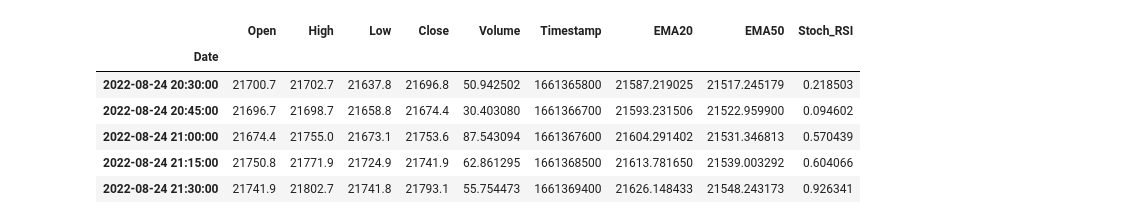
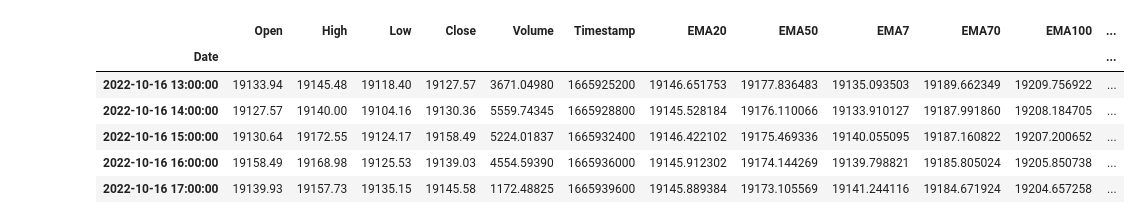
Before and after one commit to webclinic017/Trading-sandbox, a Jupyter notebook: 21_EMA_crossover_strategy.ipynb, the cells around one changed output. Saved outputs shown, nothing was run; the diff lists cells and outputs as text; code cells hidden in the pictures.

```diff
--- a/21_EMA_crossover_strategy.ipynb
+++ b/21_EMA_crossover_strategy.ipynb
@@ -26,20 +26,23 @@ from modules.Utils.utils import loadFromDB, strategyTester
 from modules.Utils.indicators import computeSuperTrend
 # %%
 SYMBOL='BTC'
-df = loadFromDB(SYMBOL,'15m')
+df = loadFromDB(SYMBOL,'1h')
 df['EMA20'] = ema_indicator(df.Close,28)
 df['EMA50'] = ema_indicator(df.Close,54)
-df['Stoch_RSI'] = stochrsi(df.Close, 12, smooth1=3, smooth2=3)
+df['EMA7'] = ema_indicator(df.Close,7)
+df['EMA70'] = ema_indicator(df.Close,70)
+df['EMA100'] = ema_indicator(df.Close,100)
+df['Stoch_RSI'] = stochrsi(df.Close, 14, smooth1=3, smooth2=3)
 df.dropna(inplace=True)
 df.tail()
 # %% [output]
-|  | Open | High | Low | Close | Volume | Timestamp | EMA20 | EMA50 | Stoch_RSI |
-| Date |  |  |  |  |  |  |  |  |  |
-| 2022-08-24 20:30:00 | 21700.7 | 21702.7 | 21637.8 | 21696.8 | 50.942502 | 1661365800 | 21587.219025 | 21517.245179 | 0.218503 |
-| 2022-08-24 20:45:00 | 21696.7 | 21698.7 | 21658.8 | 21674.4 | 30.403080 | 1661366700 | 21593.231506 | 21522.959900 | 0.094602 |
-| 2022-08-24 21:00:00 | 21674.4 | 21755.0 | 21673.1 | 21753.6 | 87.543094 | 1661367600 | 21604.291402 | 21531.346813 | 0.570439 |
-| 2022-08-24 21:15:00 | 21750.8 | 21771.9 | 21724.9 | 21741.9 | 62.861295 | 1661368500 | 21613.781650 | 21539.003292 | 0.604066 |
-| 2022-08-24 21:30:00 | 21741.9 | 21802.7 | 21741.8 | 21793.1 | 55.754473 | 1661369400 | 21626.148433 | 21548.243173 | 0.926341 |
+|  | Open | High | Low | Close | Volume | Timestamp | EMA20 | EMA50 | EMA7 | EMA70 | EMA100 | ... |
+| Date |  |  |  |  |  |  |  |  |  |  |  | ... |
+| 2022-10-16 13:00:00 | 19133.94 | 19145.48 | 19118.40 | 19127.57 | 3671.04980 | 1665925200 | 19146.651753 | 19177.836483 | 19135.093503 | 19189.662349 | 19209.756922 | ... |
+| 2022-10-16 14:00:00 | 19127.57 | 19140.00 | 19104.16 | 19130.36 | 5559.74345 | 1665928800 | 19145.528184 | 19176.110066 | 19133.910127 | 19187.991860 | 19208.184705 | ... |
+| 2022-10-16 15:00:00 | 19130.64 | 19172.55 | 19124.17 | 19158.49 | 5224.01837 | 1665932400 | 19146.422102 | 19175.469336 | 19140.055095 | 19187.160822 | 19207.200652 | ... |
+| 2022-10-16 16:00:00 | 19158.49 | 19168.98 | 19125.53 | 19139.03 | 4554.59390 | 1665936000 | 19145.912302 | 19174.144269 | 19139.798821 | 19185.805024 | 19205.850738 | ... |
+| 2022-10-16 17:00:00 | 19139.93 | 19157.73 | 19135.15 | 19145.58 | 1172.48825 | 1665939600 | 19145.889384 | 19173.105569 | 19141.244116 | 19184.671924 | 19204.657258 | ... |
 # %%
 df_day = loadFromDB(SYMBOL,'1d')
 df_day = computeSuperTrend(df_day)
```
Also changed, not shown: parts of 5 cells of this notebook, 5 other files.
